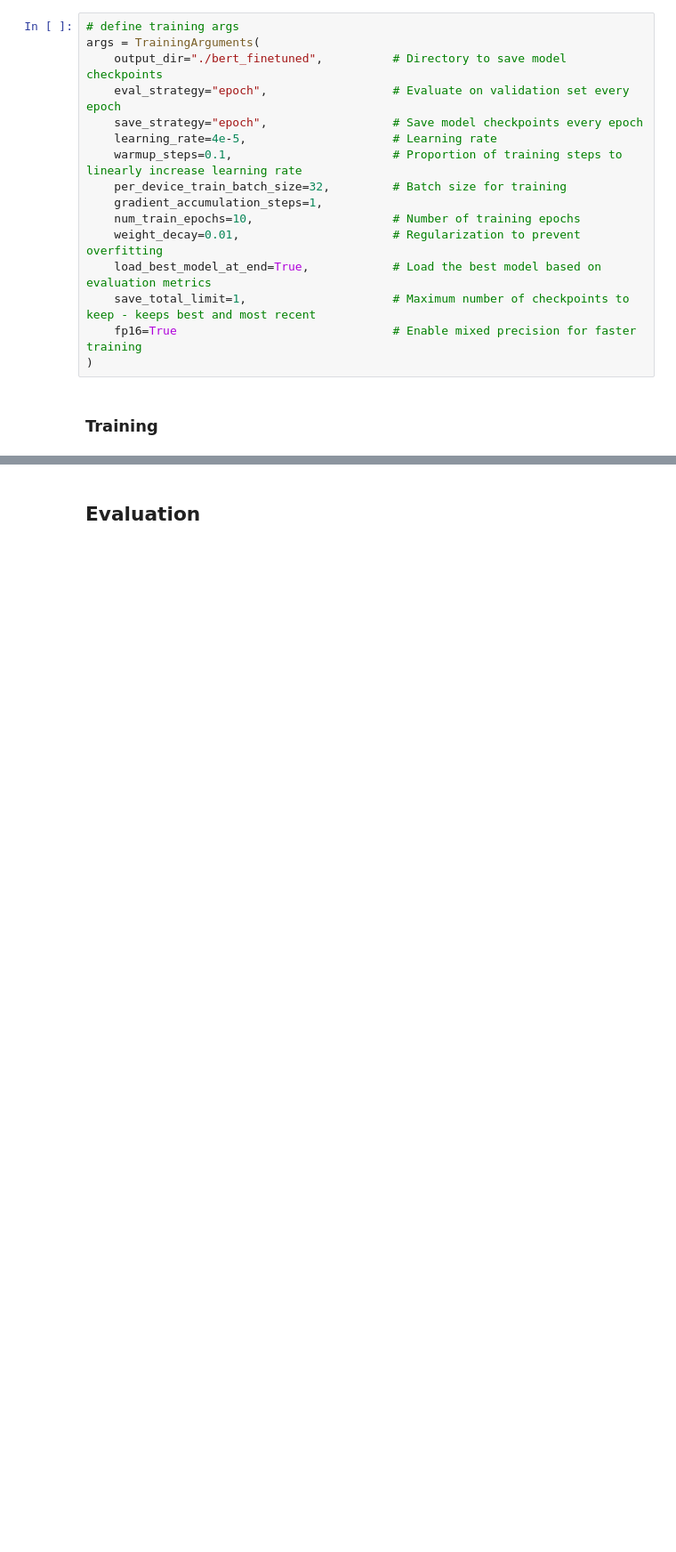
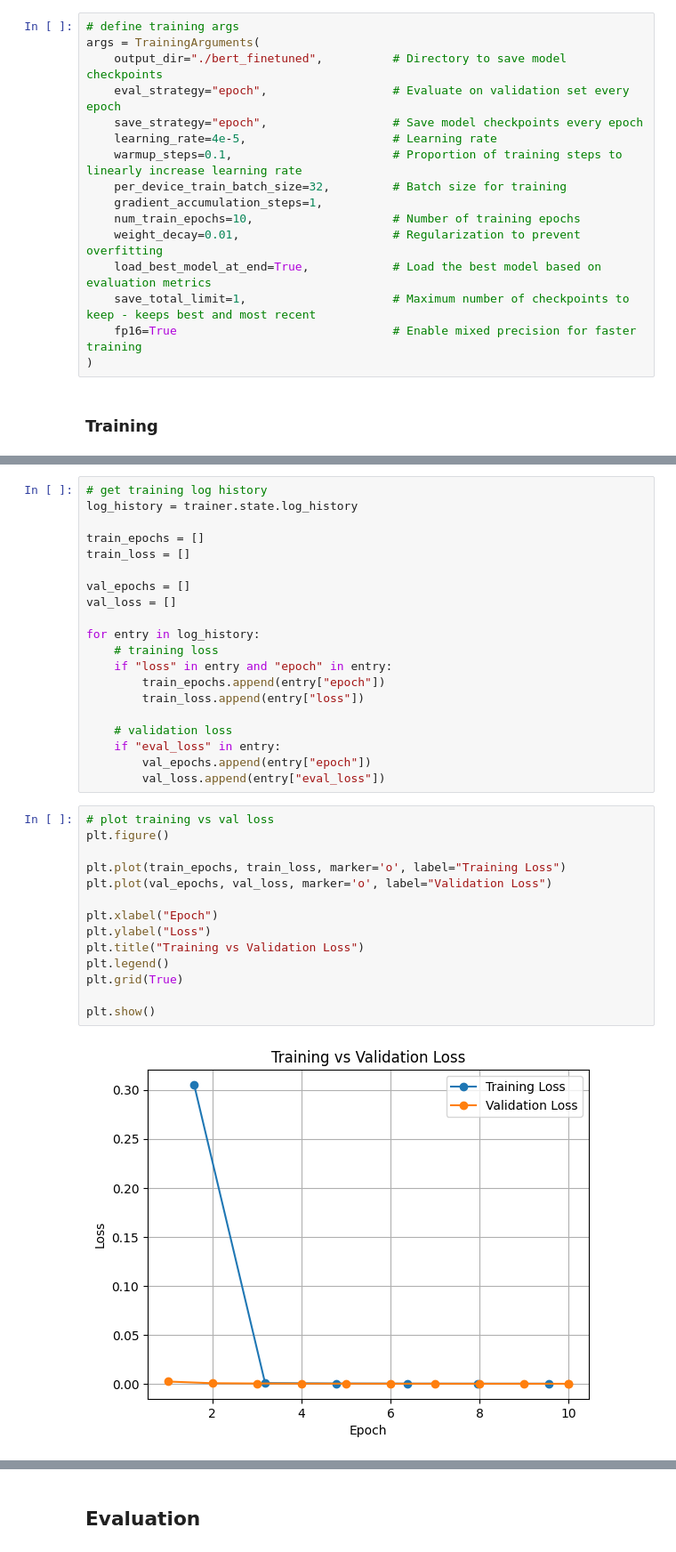
Before and after one commit to spiteriamy/final-year-project, a Jupyter notebook: Code/Intent Classification Model/intent_classifier.ipynb, the cells around one changed output, grey strips where cells are left out. Shown at 89% size. Drawn from its saved outputs; the diff is of its cells as text; blank space fills up the shorter version.

```diff
--- a/Code/Intent Classification Model/intent_classifier.ipynb
+++ b/Code/Intent Classification Model/intent_classifier.ipynb
@@ -208,0 +270,36 @@ TrainOutput(global_step=1780, training_loss=0.07444488866191902, metrics={'train
+# %%
+# get training log history
+log_history = trainer.state.log_history
+
+train_epochs = []
+train_loss = []
+
+val_epochs = []
+val_loss = []
+
+for entry in log_history:
+    # training loss
+    if "loss" in entry and "epoch" in entry:
+        train_epochs.append(entry["epoch"])
+        train_loss.append(entry["loss"])
+
+    # validation loss
+    if "eval_loss" in entry:
+        val_epochs.append(entry["epoch"])
+        val_loss.append(entry["eval_loss"])
+# %%
+# plot training vs val loss
+plt.figure()
+
+plt.plot(train_epochs, train_loss, marker='o', label="Training Loss")
+plt.plot(val_epochs, val_loss, marker='o', label="Validation Loss")
+
+plt.xlabel("Epoch")
+plt.ylabel("Loss")
+plt.title("Training vs Validation Loss")
+plt.legend()
+plt.grid(True)
+
+plt.show()
+# %% [output]
+[figure, added]
```
Also changed, not shown: parts of 29 cells of this notebook.
